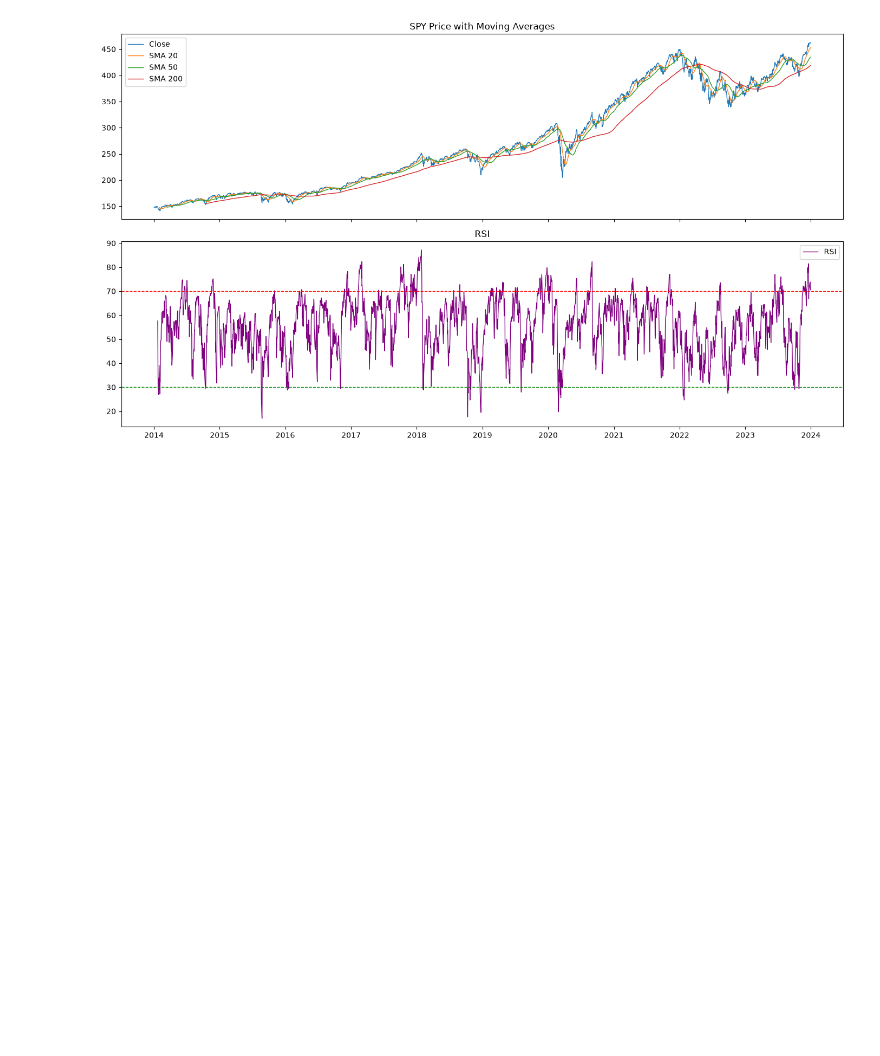
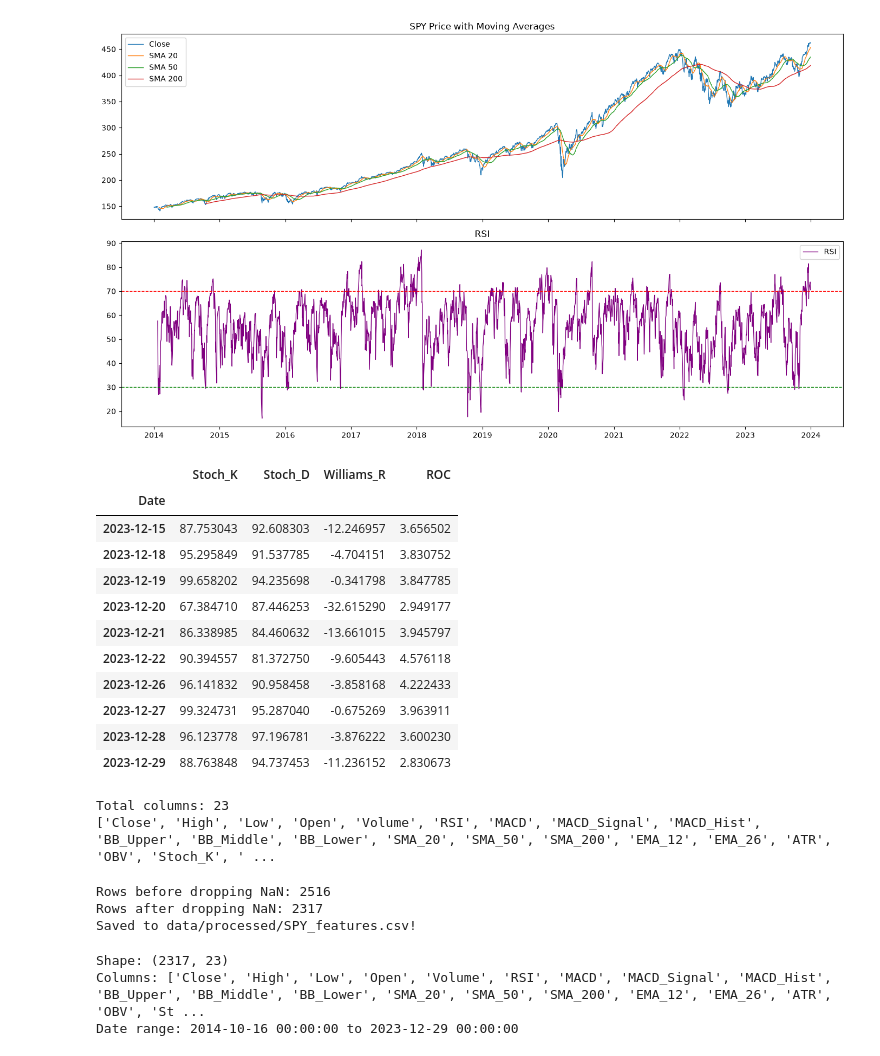
Before and after one commit to cadyyschlundt/stock-indicator-pipeline, a Jupyter notebook: notebooks/02_indicators.ipynb, the cells around one changed output. Saved outputs shown, nothing was run; the diff lists cells and outputs as text; code cells hidden in the pictures; blank space fills up the shorter version.

Commit message:
Add indicators notebook with 23 features and processed feature table

```diff
--- a/notebooks/02_indicators.ipynb
+++ b/notebooks/02_indicators.ipynb
@@ -171,3 +171,67 @@ plt.tight_layout()
 plt.show()
 # %% [output]
 [figure]
+# %%
+# Stochastic Oscillator
+stoch = ta.momentum.StochasticOscillator(
+    spy["High"], spy["Low"], spy["Close"], window=14, smooth_window=3
+)
+spy["Stoch_K"] = stoch.stoch()
+spy["Stoch_D"] = stoch.stoch_signal()
+
+# Williams %R
+spy["Williams_R"] = ta.momentum.WilliamsRIndicator(
+    spy["High"], spy["Low"], spy["Close"], lbp=14
+).williams_r()
+
+# Rate of Change
+spy["ROC"] = ta.momentum.ROCIndicator(spy["Close"], window=12).roc()
+
+spy[["Stoch_K", "Stoch_D", "Williams_R", "ROC"]].tail(10)
+# %% [output]
+|  | Stoch_K | Stoch_D | Williams_R | ROC |
+| Date |  |  |  |  |
+| 2023-12-15 | 87.753043 | 92.608303 | -12.246957 | 3.656502 |
+| 2023-12-18 | 95.295849 | 91.537785 | -4.704151 | 3.830752 |
+| 2023-12-19 | 99.658202 | 94.235698 | -0.341798 | 3.847785 |
+| 2023-12-20 | 67.384710 | 87.446253 | -32.615290 | 2.949177 |
+| 2023-12-21 | 86.338985 | 84.460632 | -13.661015 | 3.945797 |
+| 2023-12-22 | 90.394557 | 81.372750 | -9.605443 | 4.576118 |
+| 2023-12-26 | 96.141832 | 90.958458 | -3.858168 | 4.222433 |
+| 2023-12-27 | 99.324731 | 95.287040 | -0.675269 | 3.963911 |
+| 2023-12-28 | 96.123778 | 97.196781 | -3.876222 | 3.600230 |
+| 2023-12-29 | 88.763848 | 94.737453 | -11.236152 | 2.830673 |
+# %%
+print(f"Total columns: {len(spy.columns)}")
+print(spy.columns.tolist())
+# %% [output]
+Total columns: 23
+['Close', 'High', 'Low', 'Open', 'Volume', 'RSI', 'MACD', 'MACD_Signal', 'MACD_Hist', 'BB_Upper', 'BB_Middle', 'BB_Lower', 'SMA_20', 'SMA_50', 'SMA_200', 'EMA_12', 'EMA_26', 'ATR', 'OBV', 'Stoch_K', ' ...
+# %%
+# Drop rows with NaN values
+spy_clean = spy.dropna()
+
+print(f"Rows before dropping NaN: {len(spy)}")
+print(f"Rows after dropping NaN: {len(spy_clean)}")
+
+# Save to CSV instead
+import os
+os.makedirs("../data/processed", exist_ok=True)
+spy_clean.to_csv("../data/processed/SPY_features.csv")
+
+print("Saved to data/processed/SPY_features.csv!")
+# %% [output]
+Rows before dropping NaN: 2516
+Rows after dropping NaN: 2317
+Saved to data/processed/SPY_features.csv!
+# %%
+# Verify the saved file loads correctly
+spy_final = pd.read_csv("../data/processed/SPY_features.csv", index_col="Date", parse_dates=True)
+
+print(f"Shape: {spy_final.shape}")
+print(f"Columns: {spy_final.columns.tolist()}")
+print(f"Date range: {spy_final.index[0]} to {spy_final.index[-1]}")
+# %% [output]
+Shape: (2317, 23)
+Columns: ['Close', 'High', 'Low', 'Open', 'Volume', 'RSI', 'MACD', 'MACD_Signal', 'MACD_Hist', 'BB_Upper', 'BB_Middle', 'BB_Lower', 'SMA_20', 'SMA_50', 'SMA_200', 'EMA_12', 'EMA_26', 'ATR', 'OBV', 'St ...
+Date range: 2014-10-16 00:00:00 to 2023-12-29 00:00:00
```
Also changed, not shown: 2 other files.
